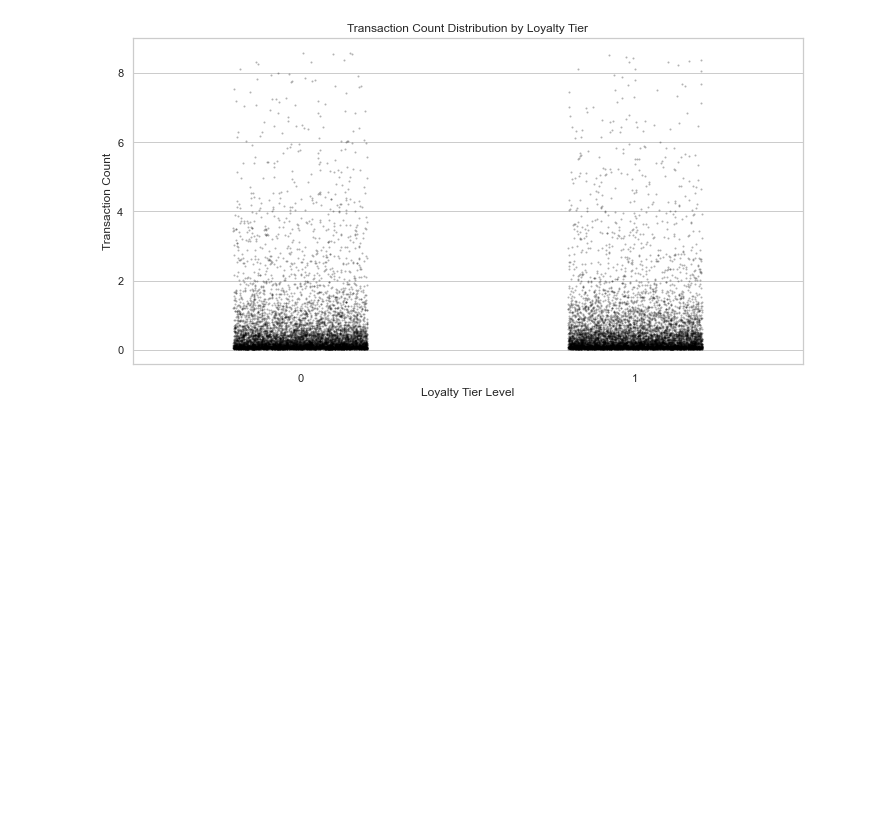
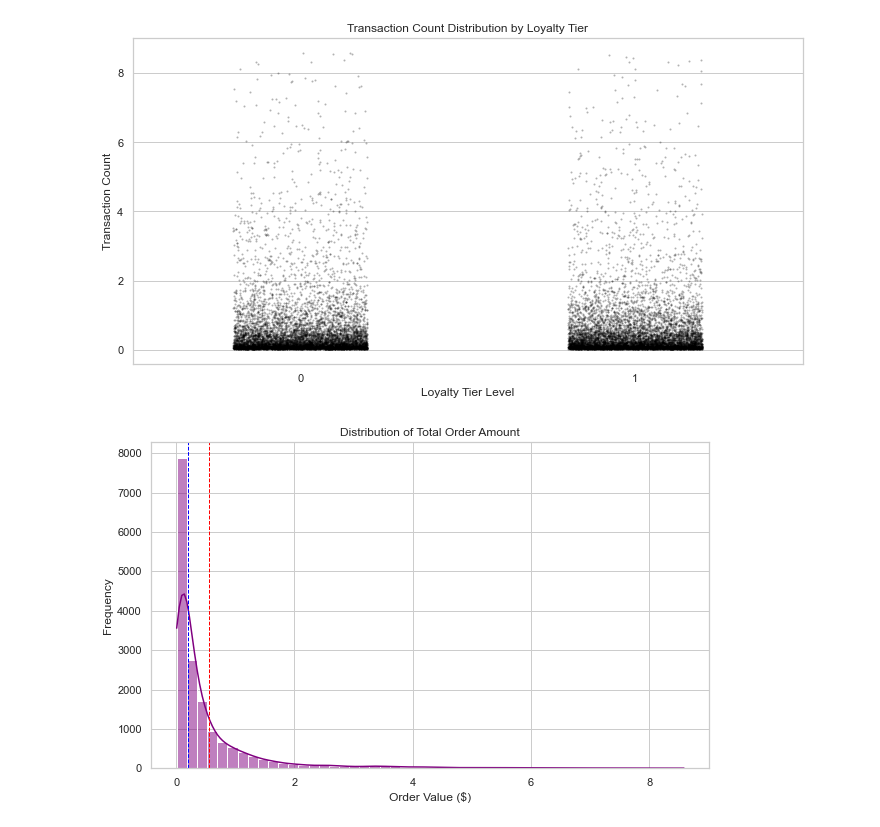
Before and after one commit to MC-Zealot/data_research, a Jupyter notebook: com/ft/basket/data_research/basket.ipynb, the cells around one changed output. Saved outputs shown, nothing was run; the diff lists cells and outputs as text; code cells hidden in the pictures; blank space fills up the shorter version.

```diff
--- a/com/ft/basket/data_research/basket.ipynb
+++ b/com/ft/basket/data_research/basket.ipynb
@@ -149,3 +148,19 @@ plt.xlabel("Loyalty Tier Level")
 plt.show()
 # %% [output]
 [figure]
+# %%
+plt.figure(figsize=(10, 6))
+sns.histplot(
+    df["k.cost_price"],
+    bins=50,
+    kde=True,
+    color="purple"
+)
+plt.title("Distribution of Total Order Amount")
+plt.xlabel("Order Value ($)")
+plt.ylabel("Frequency")
+plt.axvline(df["k.cost_price"].mean(), color='red', linestyle='dashed', linewidth=1)
+plt.axvline(df["k.cost_price"].median(), color='blue', linestyle='dashed', linewidth=1)
+plt.show()
+# %% [output]
+[figure, added]
```
Also changed, not shown: parts of 1 cell of this notebook, 2 other files.
